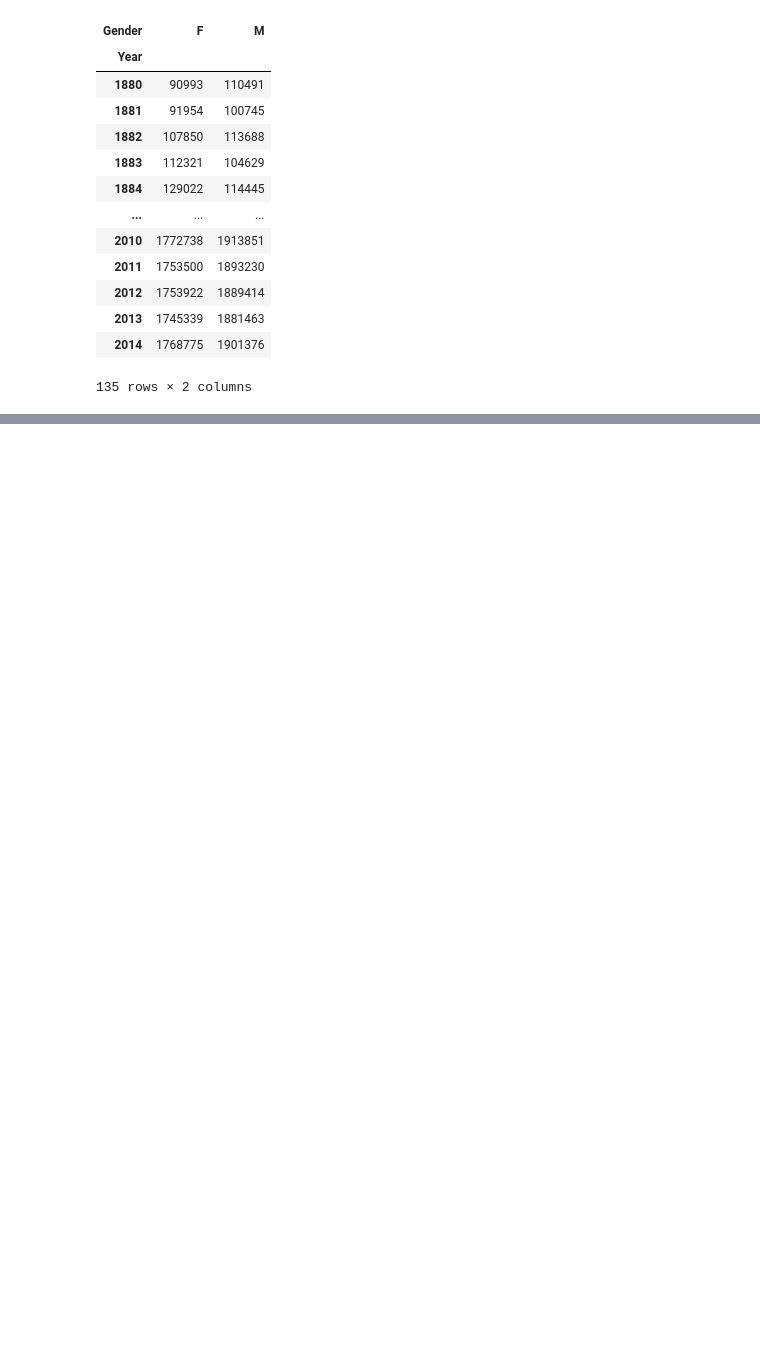
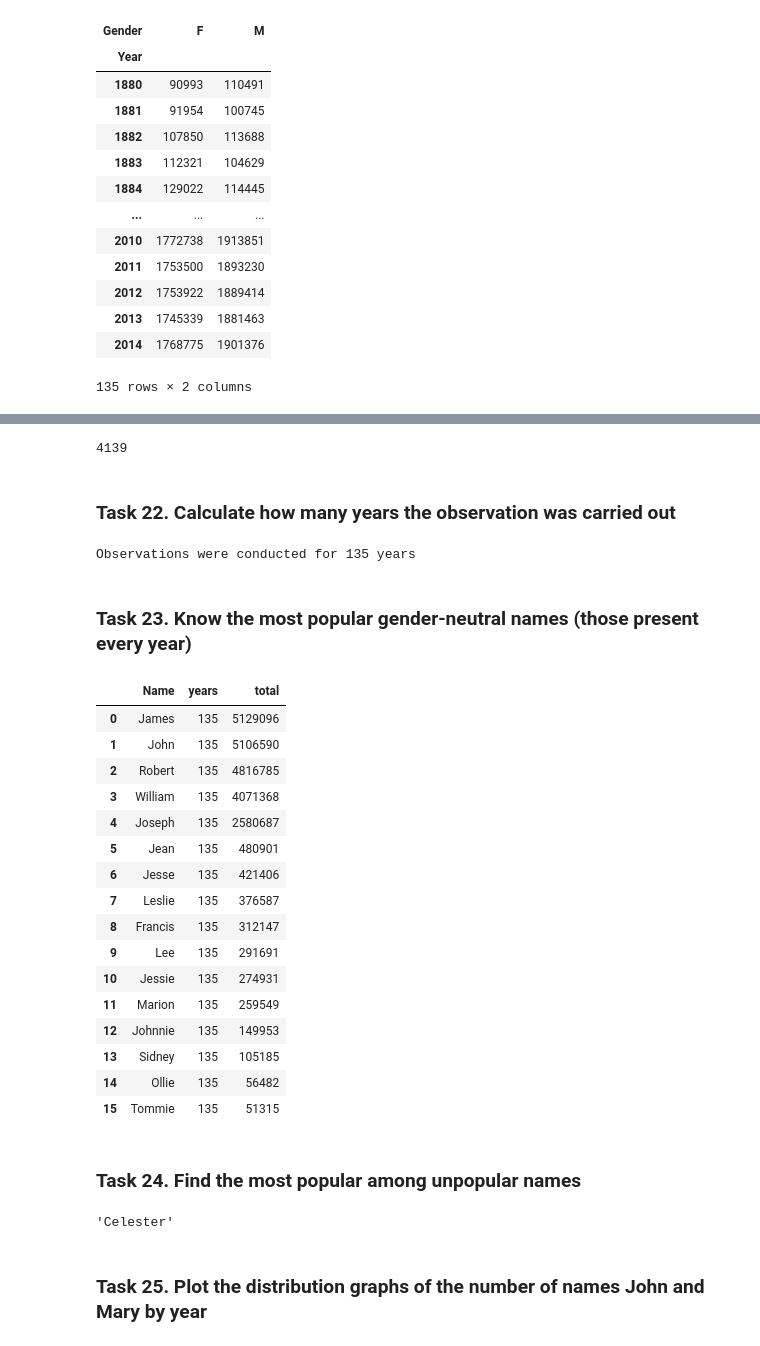
Before and after one commit to neffarrty/python-data-analysis, a Jupyter notebook: Lab3/lab.ipynb, the cells around one changed output, grey strips where cells are left out. Drawn from its saved outputs; the diff is of its cells as text; code cells hidden in the pictures; blank space fills up the shorter version.

Commit message:
finish task 23, 34 in lab3

```diff
--- a/Lab3/lab.ipynb
+++ b/Lab3/lab.ipynb
@@ -275,0 +187,53 @@ names_df.loc[names_df.groupby(['Year'])['Count'].idxmax()][['Year', 'Name', 'Cou
+# %%
+names_df.query('Name == "Barbara" and Gender == "M"')['Count'].sum().item()
+# %% [output]
+4139
+# %% [markdown]
+### Task 22. Calculate how many years the observation was carried out
+# %%
+observation_years = names_df['Year'].nunique()
+print(f'Observations were conducted for {observation_years} years')
+# %% [output]
+Observations were conducted for 135 years
+# %% [markdown]
+### Task 23. Know the most popular gender-neutral names (those present every year)
+# %%
+neutral_gender_names = names_df.groupby(['Name', 'Year']).agg(
+    genders=('Gender', 'nunique'),
+    total=('Count', 'sum')
+).reset_index()
+
+neutral_gender_names = neutral_gender_names[neutral_gender_names['genders'] == 2]
+# %%
+popular_names = neutral_gender_names.groupby('Name').agg(
+    years=('Year', 'nunique'),
+    total=('total', 'sum')
+).reset_index()
+
+popular_names[popular_names['years'] == observation_years].sort_values('total', ascending=False).reset_index(drop=True)
+# %% [output]
+|  | Name | years | total |
+| 0 | James | 135 | 5129096 |
+| 1 | John | 135 | 5106590 |
+| 2 | Robert | 135 | 4816785 |
+| 3 | William | 135 | 4071368 |
+| 4 | Joseph | 135 | 2580687 |
+| 5 | Jean | 135 | 480901 |
+| 6 | Jesse | 135 | 421406 |
+| 7 | Leslie | 135 | 376587 |
+| 8 | Francis | 135 | 312147 |
+| 9 | Lee | 135 | 291691 |
+| 10 | Jessie | 135 | 274931 |
+| 11 | Marion | 135 | 259549 |
+| 12 | Johnnie | 135 | 149953 |
+| 13 | Sidney | 135 | 105185 |
+| 14 | Ollie | 135 | 56482 |
+| 15 | Tommie | 135 | 51315 |
+# %% [markdown]
+### Task 24. Find the most popular among unpopular names
+# %%
+names_df.nsmallest(1, 'Count', keep='all').groupby('Name')['Count'].sum().idxmax()
+# %% [output]
+'Celester'
+# %% [markdown]
+### Task 25. Plot the distribution graphs of the number of names John and Mary by year
```
Also changed, not shown: parts of 46 cells of this notebook.
